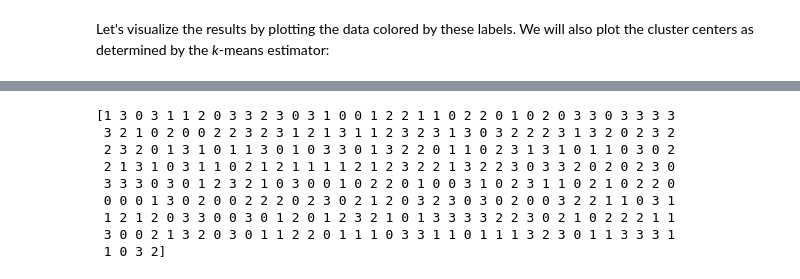
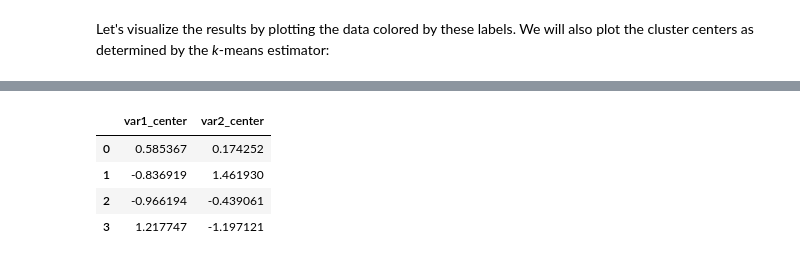
Before and after one commit to kirenz/lab-clustering, a Jupyter notebook: tutorial/k-means.ipynb, the cells around one changed output, grey strips where cells are left out. Cells and saved outputs as stored; diff of their text form; code cells hidden in the pictures.

```diff
--- a/tutorial/k-means.ipynb
+++ b/tutorial/k-means.ipynb
@@ -95,15 +148,10 @@ plt.scatter(centers[:, 0], centers[:, 1], c='black', s=200, alpha=0.5);
-# %%
-kmeans = KMeans(n_clusters=4, n_init=10)
-kmeans.fit(X_std)
-y_kmeans = kmeans.predict(X_std)
-print(y_kmeans)
-# %% [output]
-[1 3 0 3 1 1 2 0 3 3 2 3 0 3 1 0 0 1 2 2 1 1 0 2 2 0 1 0 2 0 3 3 0 3 3 3 3
- 3 2 1 0 2 0 0 2 2 3 2 3 1 2 1 3 1 1 2 3 2 3 1 3 0 3 2 2 2 3 1 3 2 0 2 3 2
- 2 3 2 0 1 3 1 0 1 1 3 0 1 0 3 3 0 1 3 2 2 0 1 1 0 2 3 1 3 1 0 1 1 0 3 0 2
- 2 1 3 1 0 3 1 1 0 2 1 2 1 1 1 1 2 1 2 3 2 2 1 3 2 2 3 0 3 3 2 0 2 0 2 3 0
- 3 3 3 0 3 0 1 2 3 2 1 0 3 0 0 1 0 2 2 0 1 0 0 3 1 0 2 3 1 1 0 2 1 0 2 2 0
- 0 0 0 1 3 0 2 0 0 2 2 2 0 2 3 0 2 1 2 0 3 2 3 0 3 0 2 0 0 3 2 2 1 1 0 3 1
- 1 2 1 2 0 3 3 0 0 3 0 1 2 0 1 2 3 2 1 0 1 3 3 3 3 2 2 3 0 2 1 0 2 2 2 1 1
- 3 0 0 2 1 3 2 0 3 0 1 1 2 2 0 1 1 1 0 3 3 1 1 0 1 1 1 3 2 3 0 1 1 3 3 3 1
- 1 0 3 2]
+# %%
+# Create a DataFrame with the cluster centers data
+centers_data = pd.DataFrame(kmeans.cluster_centers_, columns=['var1_center', 'var2_center'])
+centers_data
+# %% [output]
+|  | var1_center | var2_center |
+| 0 | 0.585367 | 0.174252 |
+| 1 | -0.836919 | 1.461930 |
+| 2 | -0.966194 | -0.439061 |
+| 3 | 1.217747 | -1.197121 |
```
Also changed, not shown: parts of 38 cells of this notebook.
